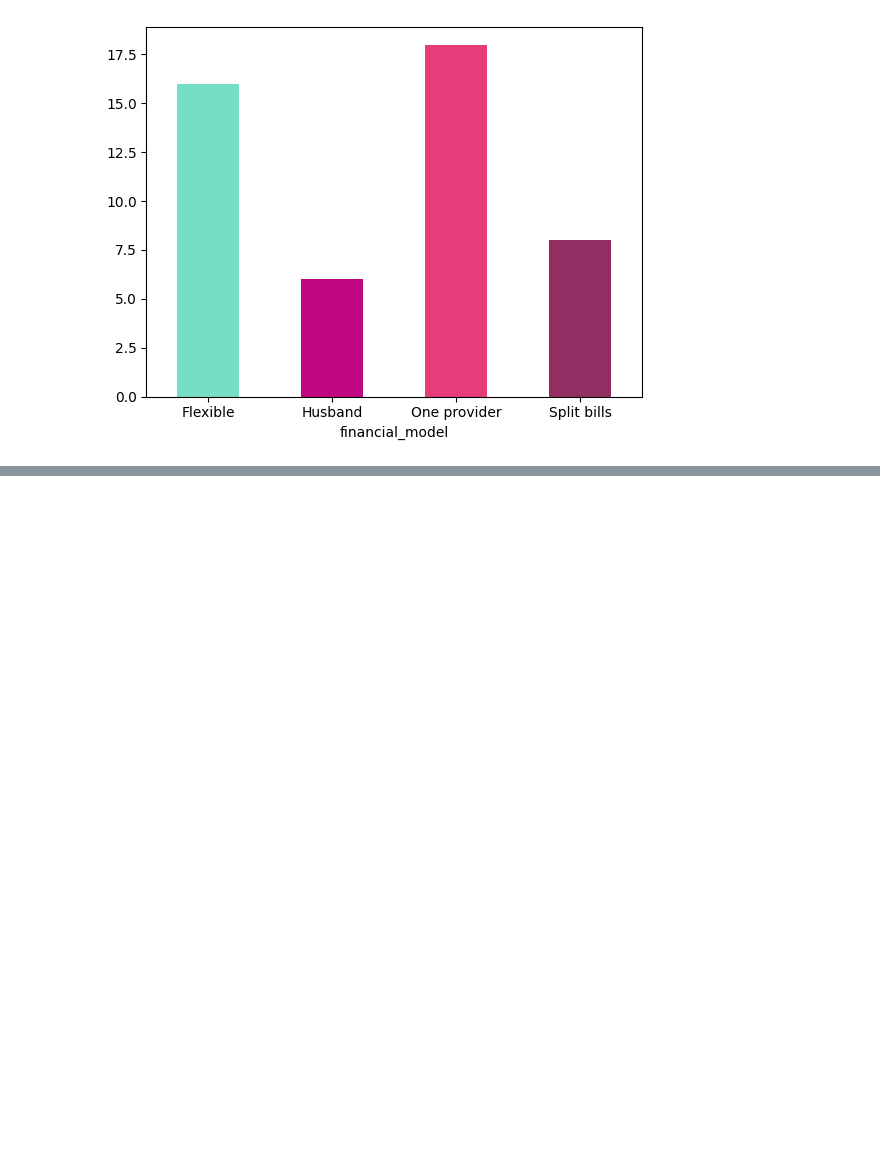
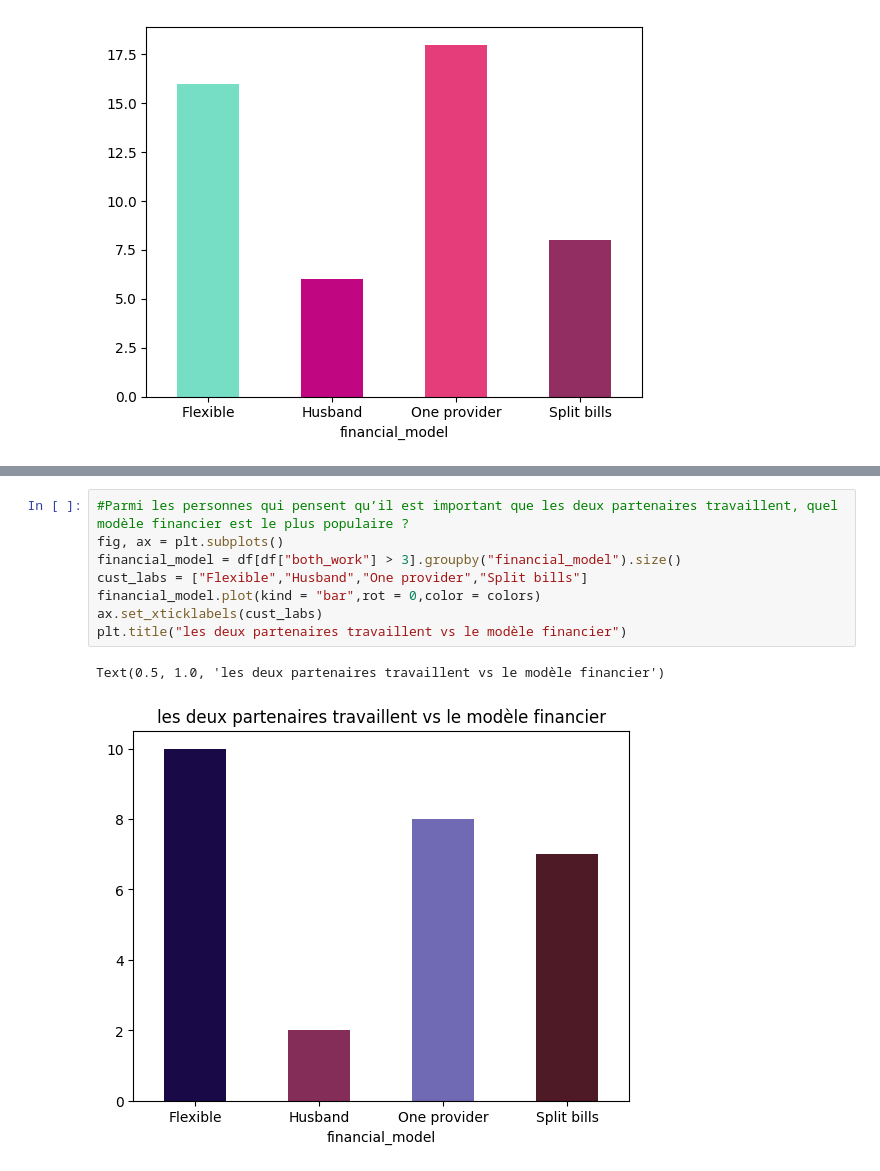
Before and after one commit to Azizbennacer/Survey-analysis, a Jupyter notebook: notebooks/analysis.ipynb, the cells around one changed output, grey strips where cells are left out. Drawn from its saved outputs; the diff is of its cells as text; blank space fills up the shorter version.

```diff
--- a/notebooks/analysis.ipynb
+++ b/notebooks/analysis.ipynb
@@ -175,0 +176,11 @@ ax.set_xticklabels(cust_labs, rotation=0)
+# %%
+#Parmi les personnes qui pensent qu’il est important que les deux partenaires travaillent, quel modèle financier est le plus populaire ?
+fig, ax = plt.subplots()
+financial_model = df[df["both_work"] > 3].groupby("financial_model").size()
+cust_labs = ["Flexible","Husband","One provider","Split bills"]
+financial_model.plot(kind = "bar",rot = 0,color = colors)
+ax.set_xticklabels(cust_labs)
+plt.title("les deux partenaires travaillent vs le modèle financier")
+# %% [output]
+Text(0.5, 1.0, 'les deux partenaires travaillent vs le modèle financier')
+[figure, added]
```
Also changed, not shown: parts of 7 cells of this notebook, 1 other file.
